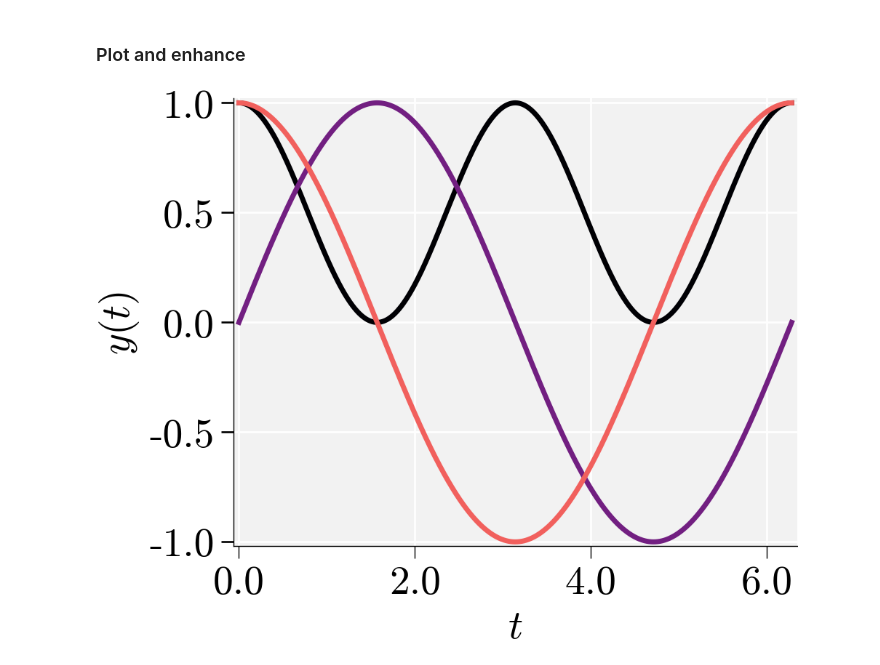
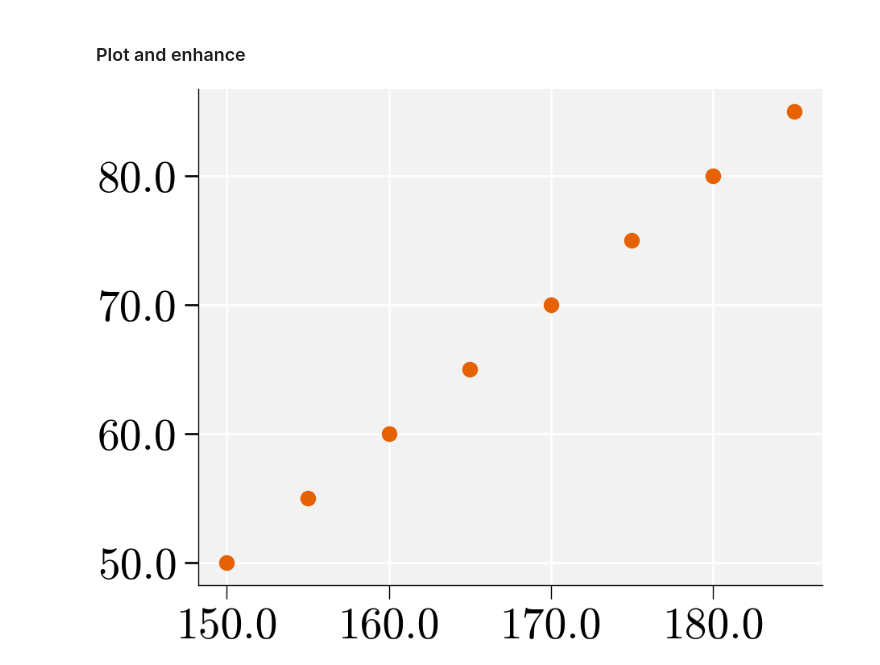
Before and after one commit to suparnob100/visualization, a Jupyter notebook: Publication_quality_graphs/PYTHON/Example.ipynb, the cells around one changed output. Saved outputs shown, nothing was run; the diff lists cells and outputs as text; code cells hidden in the pictures.

```diff
--- a/Publication_quality_graphs/PYTHON/Example.ipynb
+++ b/Publication_quality_graphs/PYTHON/Example.ipynb
@@ -8,7 +5,12 @@ y = np.cos(x)
+# %%
+fig_file_loc = '../MATLAB/Figs/scatter_plot_height_weight'
+fname = fig_file_loc.split('/')[-1]
+# %%
+plot_data = fig2py(fig_file_loc)
 # %% [markdown]
 ### Set plot style
 # %%
 import matplotlib.pyplot as plt
 
 # Now, apply your custom style sheet
-plt.style.use('style_file/publication.mplstyle')
+plt.style.use('utils/style_file/publication.mplstyle')
@@ -26,47 +25,47 @@ In Matplotlib, colormaps are categorized into three types:
 
 3. **Qualitative Colormaps**: Best for categorical data where each color represents a different category. Examples are 'tab10', 'tab20', 'Pastel1', and 'Set3'.
 # %%
-from cycler import cycler
-import numpy as np
-import matplotlib.ticker as ticker
+# from cycler import cycler
+# import numpy as np
+# import matplotlib.ticker as ticker
 
+# # Example: Generate colors from the 'magma' colormap
+# num_colors = 1
+# colors = plt.cm.magma(np.linspace(0, 1, num_colors))
 
-# Example: Generate colors from the 'magma' colormap
-num_colors = 4
-colors = plt.cm.magma(np.linspace(0, 1, num_colors))
-
-# Update rcParams with generated color cycle
-plt.rcParams['axes.prop_cycle'] = cycler(color=colors)
+# # Update rcParams with generated color cycle
+# plt.rcParams['axes.prop_cycle'] = cycler(color=colors)
 # %% [markdown]
 ### Plot and enhance
 # %%
 # Plot data
 fig, ax = plt.subplots(figsize=(5,4))
-ax.plot(x,y**2)
-ax.plot(x,np.sin(x))
-ax.plot(x,y**1)
+
+for i in range(len(plot_data)):
+    ax.scatter(plot_data[i]['XData'][0],plot_data[i]['YData'][0])
+    # ax.hist(plot_data[i]['Data'][0],11)
 
 # Label axis
-ax.set_xlabel("$t$")
-ax.set_ylabel("$y(t)$")
+# ax.set_xlabel("$t$")
+# ax.set_ylabel("$y(t)$")
 
 # Automatically adjust the axis limits to be tight around the data
 ax.autoscale(axis='both', tight=True)
 
 # Add legend
 # plt.legend(['$y_1$','$y_2$','$y_3$'])
 
 
 # Set the format for tick labels
 import matplotlib.ticker as ticker
 format_str = '%.1f'  # Two decimal places; adjust as needed
 ax.xaxis.set_major_formatter(ticker.FormatStrFormatter(format_str))
 ax.yaxis.set_major_formatter(ticker.FormatStrFormatter(format_str))
 
 
 # Display the figure
-plt.margins(0.01)
-plt.savefig('test.eps')
+plt.margins(0.05)
+plt.savefig('Examples/'+fname+'.pdf')
 plt.show()
 # %% [output]
-[figure, old version]
+[figure, new version]
```
Also changed, not shown: parts of 3 cells of this notebook, 17 other files.
